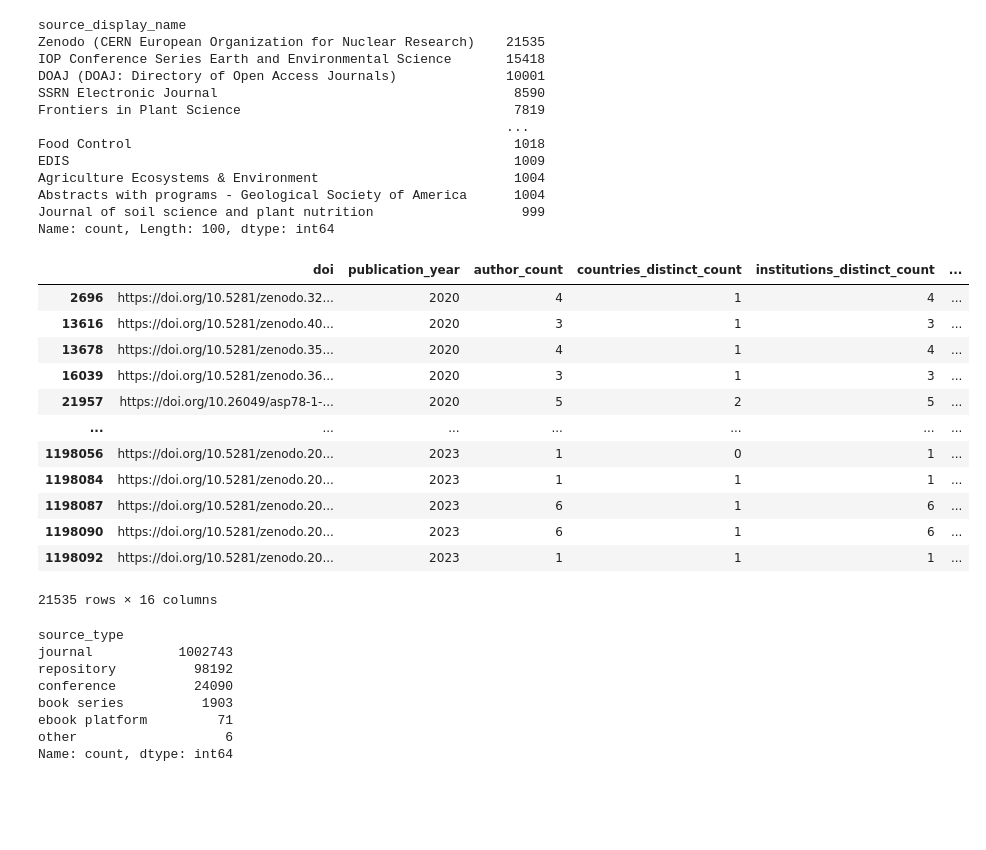
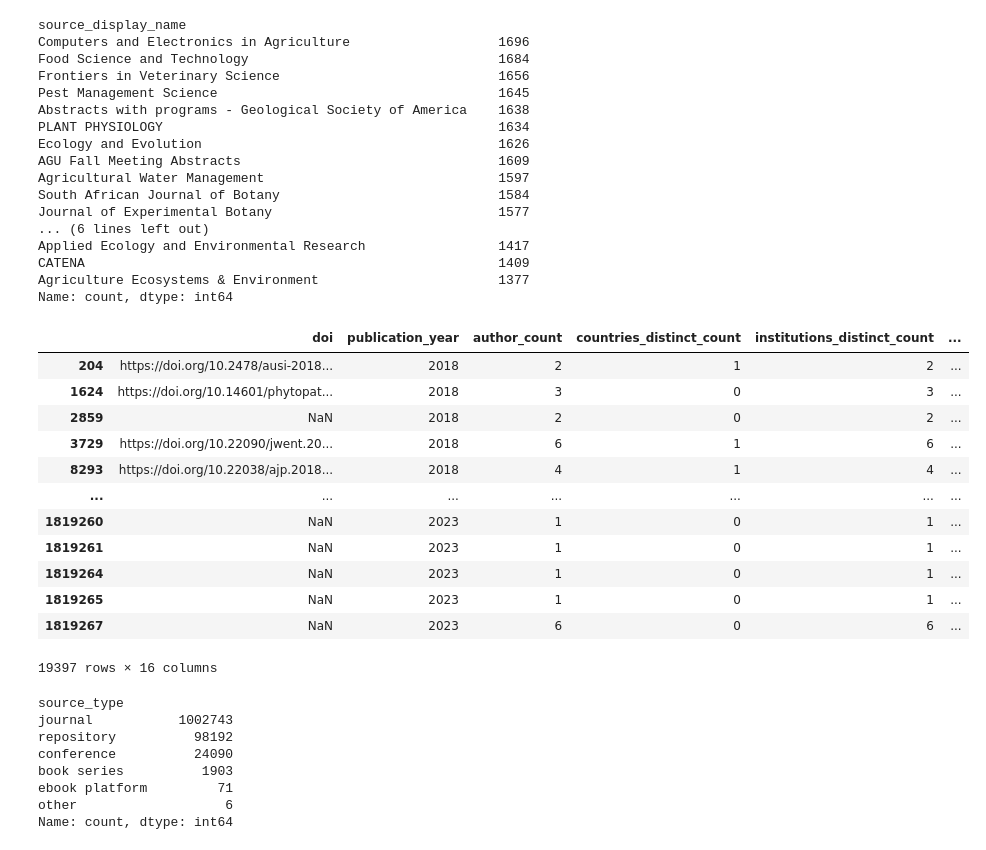
Before and after one commit to Ciampitti-Lab/PublicationAnalysis, a Jupyter notebook: Machine_learning/Preprocessing/P1_cleaning_data.ipynb, the cells around one changed output. Cells and saved outputs as stored; diff of their text form; code cells hidden in the pictures; blank space fills up the shorter version.

```diff
--- a/Machine_learning/Preprocessing/P1_cleaning_data.ipynb
+++ b/Machine_learning/Preprocessing/P1_cleaning_data.ipynb
@@ -13,36 +58,41 @@ raw_data=pd.read_csv("/home/ramir713/repos/PublicationAnalysis/data/machine_lear
 # %%
-raw_data = raw_data.copy()
-raw_data.source_display_name.value_counts().head(100)
+top_100_sources=raw_data.source_display_name.value_counts().head(100).index
+top_100_by_papers = raw_data[raw_data["source_display_name"].isin(top_100_sources)]
+top_100_by_papers.source_display_name.iloc[top_100_by_papers.source_type=="journal"].value_counts().tail(20)
 # %% [output]
 source_display_name
-Zenodo (CERN European Organization for Nuclear Research)    21535
-IOP Conference Series Earth and Environmental Science       15418
-DOAJ (DOAJ: Directory of Open Access Journals)              10001
-SSRN Electronic Journal                                      8590
-Frontiers in Plant Science                                   7819
-                                                            ...
-Food Control                                                 1018
-EDIS                                                         1009
-Agriculture Ecosystems & Environment                         1004
-Abstracts with programs - Geological Society of America      1004
-Journal of soil science and plant nutrition                   999
-Name: count, Length: 100, dtype: int64
+Computers and Electronics in Agriculture                   1696
+Food Science and Technology                                1684
+Frontiers in Veterinary Science                            1656
+Pest Management Science                                    1645
+Abstracts with programs - Geological Society of America    1638
+PLANT PHYSIOLOGY                                           1634
+Ecology and Evolution                                      1626
+AGU Fall Meeting Abstracts                                 1609
+Agricultural Water Management                              1597
+South African Journal of Botany                            1584
+Journal of Experimental Botany                             1577
+... (6 lines left out)
+Applied Ecology and Environmental Research                 1417
+CATENA                                                     1409
+Agriculture Ecosystems & Environment                       1377
+Name: count, dtype: int64
 # %%
-raw_data.loc[raw_data.source_display_name == "Zenodo (CERN European Organization for Nuclear Research)"]
+raw_data.loc[raw_data.source_display_name == "DOAJ (DOAJ: Directory of Open Access Journals)"]
 # %% [output]
 |  | doi | publication_year | author_count | countries_distinct_count | institutions_distinct_count | ... |
-| 2696 | https://doi.org/10.5281/zenodo.32... | 2020 | 4 | 1 | 4 | ... |
-| 13616 | https://doi.org/10.5281/zenodo.40... | 2020 | 3 | 1 | 3 | ... |
-| 13678 | https://doi.org/10.5281/zenodo.35... | 2020 | 4 | 1 | 4 | ... |
-| 16039 | https://doi.org/10.5281/zenodo.36... | 2020 | 3 | 1 | 3 | ... |
-| 21957 | https://doi.org/10.26049/asp78-1-... | 2020 | 5 | 2 | 5 | ... |
+| 204 | https://doi.org/10.2478/ausi-2018... | 2018 | 2 | 1 | 2 | ... |
+| 1624 | https://doi.org/10.14601/phytopat... | 2018 | 3 | 0 | 3 | ... |
+| 2859 | NaN | 2018 | 2 | 0 | 2 | ... |
+| 3729 | https://doi.org/10.22090/jwent.20... | 2018 | 6 | 1 | 6 | ... |
+| 8293 | https://doi.org/10.22038/ajp.2018... | 2018 | 4 | 1 | 4 | ... |
 | ... | ... | ... | ... | ... | ... | ... |
-| 1198056 | https://doi.org/10.5281/zenodo.20... | 2023 | 1 | 0 | 1 | ... |
-| 1198084 | https://doi.org/10.5281/zenodo.20... | 2023 | 1 | 1 | 1 | ... |
-| 1198087 | https://doi.org/10.5281/zenodo.20... | 2023 | 6 | 1 | 6 | ... |
-| 1198090 | https://doi.org/10.5281/zenodo.20... | 2023 | 6 | 1 | 6 | ... |
-| 1198092 | https://doi.org/10.5281/zenodo.20... | 2023 | 1 | 1 | 1 | ... |
+| 1819260 | NaN | 2023 | 1 | 0 | 1 | ... |
+| 1819261 | NaN | 2023 | 1 | 0 | 1 | ... |
+| 1819264 | NaN | 2023 | 1 | 0 | 1 | ... |
+| 1819265 | NaN | 2023 | 1 | 0 | 1 | ... |
+| 1819267 | NaN | 2023 | 6 | 0 | 6 | ... |
-21535 rows × 16 columns
+19397 rows × 16 columns
 # %%
 raw_data.source_type.value_counts()
 # %% [output]
```
Also changed, not shown: parts of 5 cells of this notebook, 2 other files.
